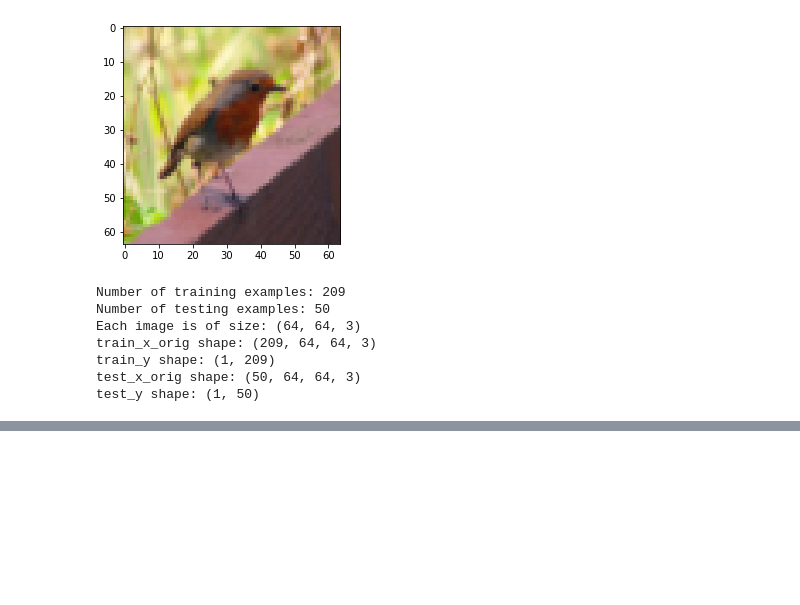
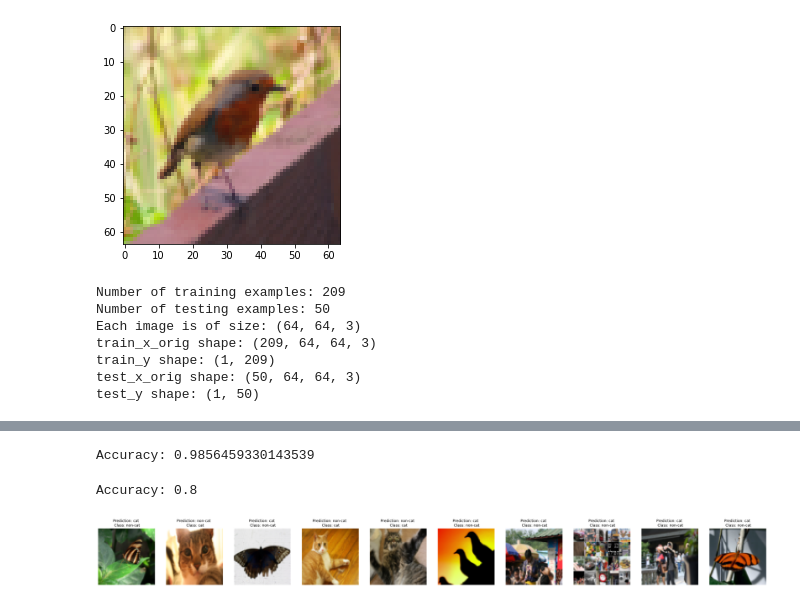
Before and after one commit to rmaksymiuk/CatClassifier, a Jupyter notebook: CatClassifier.ipynb, the cells around one changed output, grey strips where cells are left out. Cells and saved outputs as stored; diff of their text form; code cells hidden in the pictures; blank space fills up the shorter version.

```diff
--- a/CatClassifier.ipynb
+++ b/CatClassifier.ipynb
@@ -53,0 +256,3 @@ test_y shape: (1, 50)
+# %%
+layers_dims = [12288, 20, 7, 5, 1]
+parameters, costs = L_layer_model(train_x, train_y, layers_dims, num_iterations = 2500, print_cost = True)
@@ -53,0 +277,12 @@ test_y shape: (1, 50)
+# %%
+pred_train = predict(train_x, train_y, parameters)
+# %% [output]
+Accuracy: 0.9856459330143539
+# %%
+pred_test = predict(test_x, test_y, parameters)
+# %% [output]
+Accuracy: 0.8
+# %%
+print_mislabeled_images(classes, test_x, test_y, pred_test)
+# %% [output]
+[figure, added]
```
Also changed, not shown: parts of 11 cells of this notebook, 6 other files.
